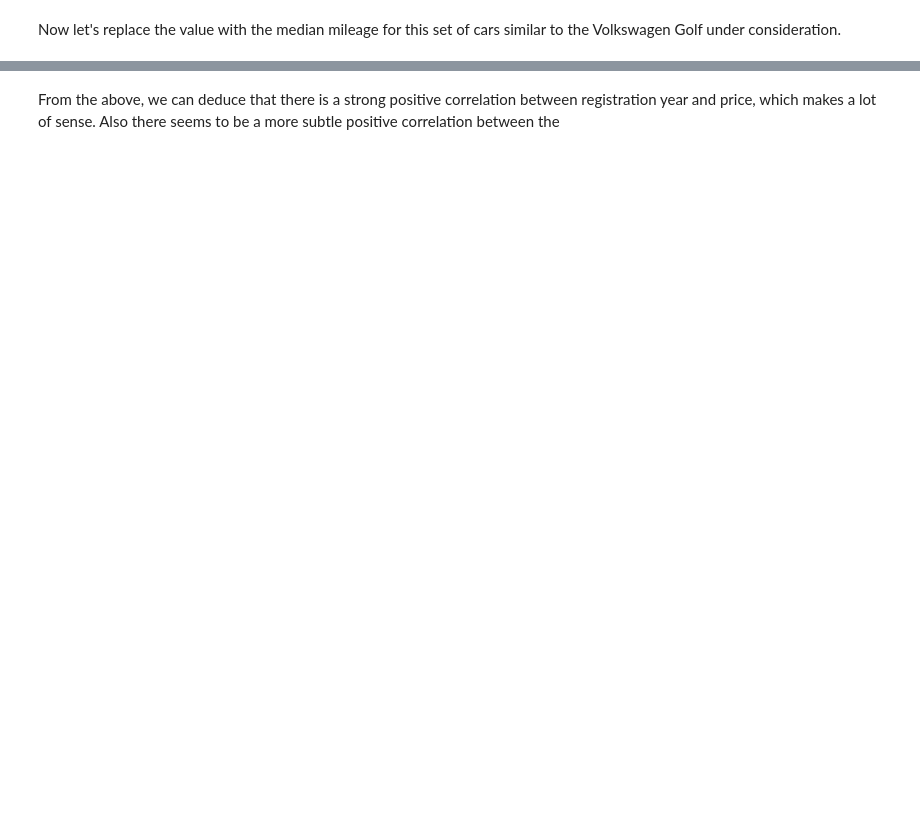
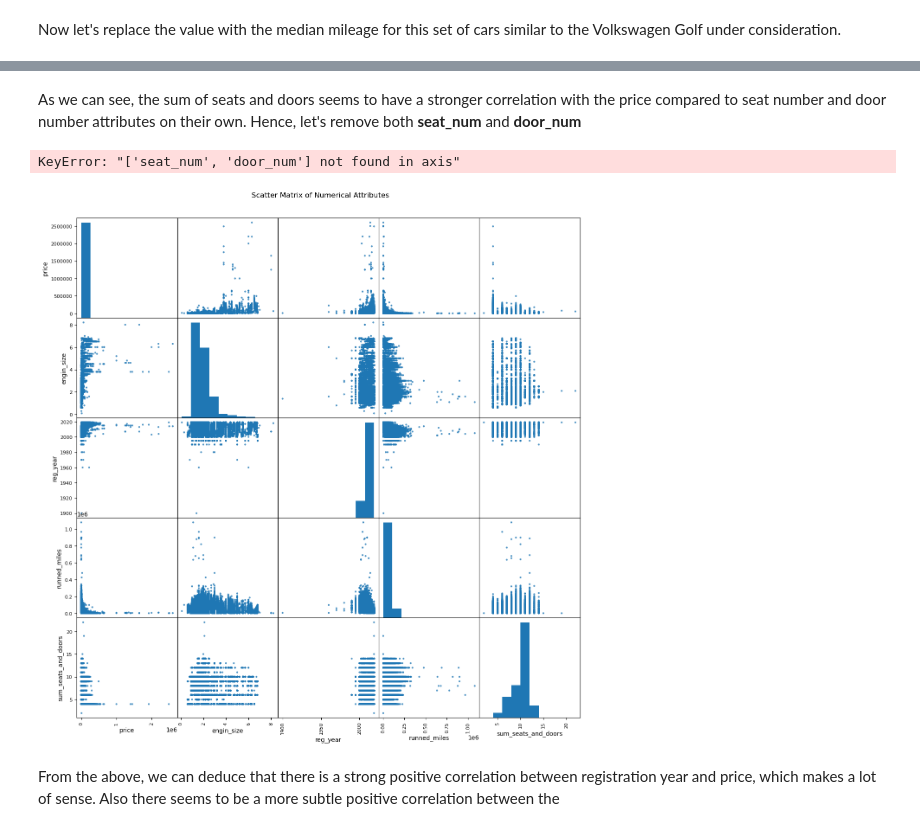
Before and after one commit to pawel-t-wolny/car-price-predictor, a Jupyter notebook: car_price_predictor.ipynb, the cells around one changed output, grey strips where cells are left out. Drawn from its saved outputs; the diff is of its cells as text; code cells hidden in the pictures; blank space fills up the shorter version.

Commit message:
Removed outliers and added a scatter matrix

```diff
--- a/car_price_predictor.ipynb
+++ b/car_price_predictor.ipynb
@@ -299,0 +278,4 @@ Name: price, dtype: float64
+# %%
+car_data["sum_seats_and_doors"] = car_data["seat_num"] + car_data["door_num"]
+corr_matrix = car_data.corr(numeric_only=True)
+corr_matrix["price"].sort_values(ascending=False)
@@ -300,2 +293,16 @@ Name: price, dtype: float64
+# %% [markdown]
+As we can see, the sum of seats and doors seems to have a stronger correlation with the price compared to seat number and door number attributes on their own. Hence, let's remove both **seat_num** and **door_num**
+# %%
+car_data = car_data.drop(["seat_num", "door_num"], axis=1)
+# %% [output]
+KeyError: "['seat_num', 'door_num'] not found in axis"
+# %%
+from pandas.plotting import scatter_matrix
+attributes = ["price", "engin_size", "reg_year","runned_miles", "sum_seats_and_doors"]
+scatter_matrix(car_data[attributes], alpha=0.8, figsize=(15, 15), diagonal='hist', range_padding=0.1)
+plt.suptitle('Scatter Matrix of Numerical Attributes', y=0.92)
+plt.show()
+# %% [output]
+[figure, added]
 # %% [markdown]
 From the above, we can deduce that there is a strong positive correlation between registration year and price, which makes a lot of sense. Also there seems to be a more subtle positive correlation between the
```
Also changed, not shown: parts of 13 cells of this notebook.
